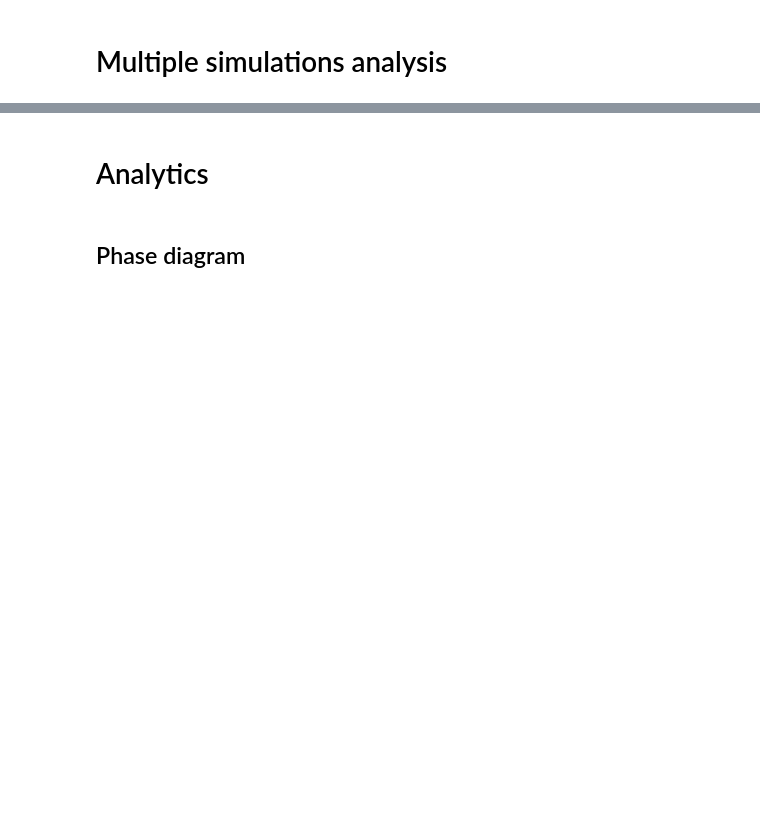
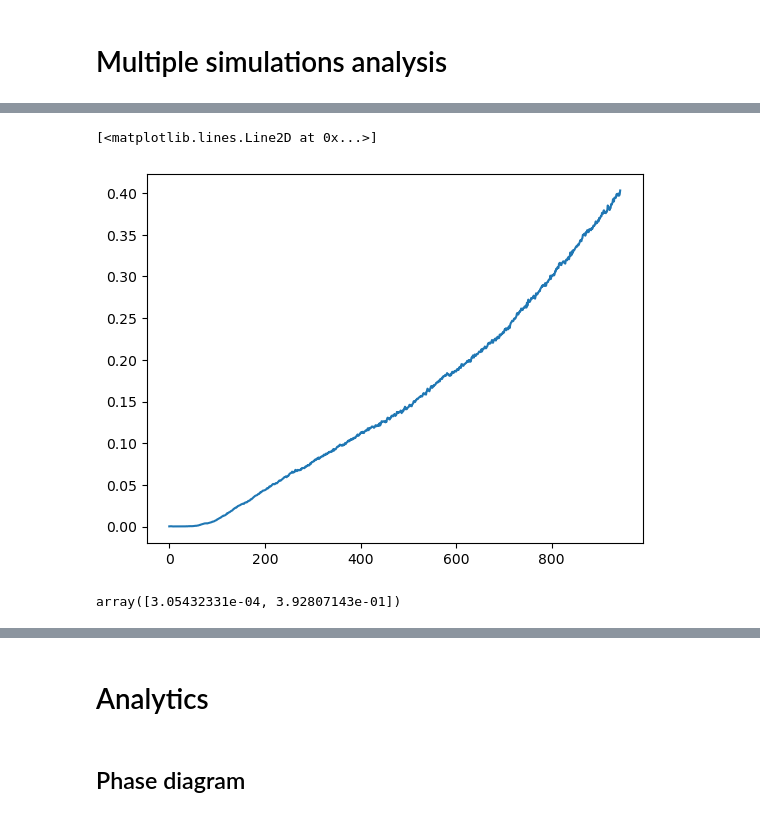
Before and after one commit to francescozambelli/CancerEvo, a Jupyter notebook: analysis.ipynb, the cells around one changed output, grey strips where cells are left out. Saved outputs shown, nothing was run; the diff lists cells and outputs as text; code cells hidden in the pictures; blank space fills up the shorter version.

```diff
--- a/analysis.ipynb
+++ b/analysis.ipynb
@@ -216,0 +307,10 @@ plt.show()
+# %%
+#plt.plot(means_12, interv_12)
+plt.plot(ts_t_12[1])
+# %% [output]
+[<matplotlib.lines.Line2D at 0x...>]
+[figure, added]
+# %%
+np.polyfit(np.arange(skip), ts_t_1[1][i:i+skip], deg=1)
+# %% [output]
+array([3.05432331e-04, 3.92807143e-01])
```
Also changed, not shown: parts of 55 cells of this notebook, 43 other files.
